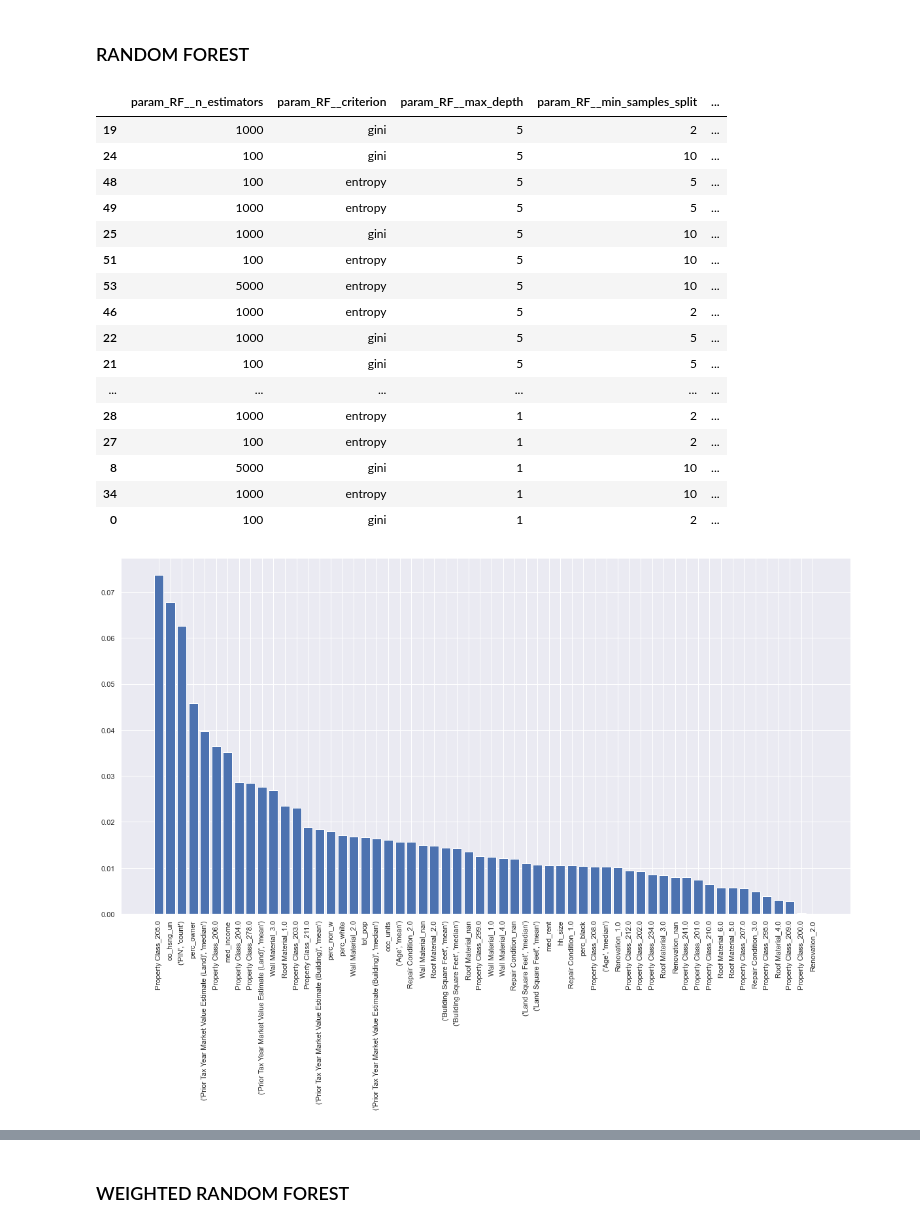
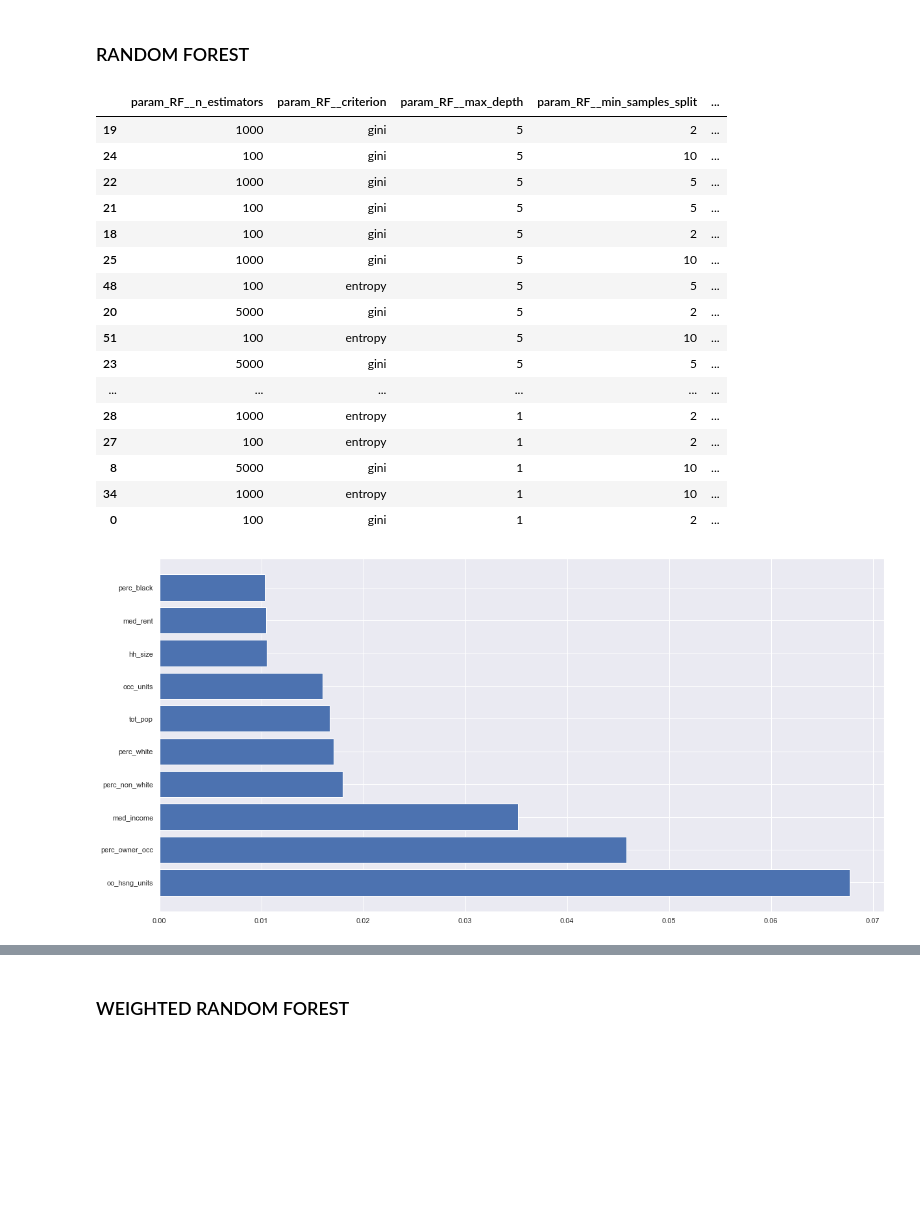
Before and after one commit to vbalza/chicago_water_lead, a Jupyter notebook: Random Forest Models.ipynb, the cells around one changed output, grey strips where cells are left out. Cells and saved outputs as stored; diff of their text form; code cells hidden in the pictures; blank space fills up the shorter version.

```diff
--- a/Random Forest Models.ipynb
+++ b/Random Forest Models.ipynb
@@ -56,21 +59,21 @@ grid_model = GridSearchCV(estimator=pipe,
 grid_model = grid_model.fit(x_train, np.ravel(y_train))
 predicted_y = grid_model.predict(x_test)
 cv_results = pd.DataFrame(grid_model.cv_results_)
-ranked_cv=cv_results.sort_values(by=['rank_test_accuracy'])
+ranked_cv=cv_results.sort_values(by=['rank_test_recall'])
 ranked_cv[['param_RF__n_estimators', 'param_RF__criterion', 'param_RF__max_depth', 'param_RF__min_samples_split', 'rank_test_accuracy',
            'mean_test_accuracy', 'mean_test_precision', 'mean_test_recall']]
 # %% [output]
 |  | param_RF__n_estimators | param_RF__criterion | param_RF__max_depth | param_RF__min_samples_split | ... |
 | 19 | 1000 | gini | 5 | 2 | ... |
 | 24 | 100 | gini | 5 | 10 | ... |
-| 48 | 100 | entropy | 5 | 5 | ... |
-| 49 | 1000 | entropy | 5 | 5 | ... |
-| 25 | 1000 | gini | 5 | 10 | ... |
-| 51 | 100 | entropy | 5 | 10 | ... |
-| 53 | 5000 | entropy | 5 | 10 | ... |
-| 46 | 1000 | entropy | 5 | 2 | ... |
 | 22 | 1000 | gini | 5 | 5 | ... |
 | 21 | 100 | gini | 5 | 5 | ... |
+| 18 | 100 | gini | 5 | 2 | ... |
+| 25 | 1000 | gini | 5 | 10 | ... |
+| 48 | 100 | entropy | 5 | 5 | ... |
+| 20 | 5000 | gini | 5 | 2 | ... |
+| 51 | 100 | entropy | 5 | 10 | ... |
+| 23 | 5000 | gini | 5 | 5 | ... |
 | ... | ... | ... | ... | ... | ... |
 | 28 | 1000 | entropy | 1 | 2 | ... |
 | 27 | 100 | entropy | 1 | 2 | ... |
@@ -82,26 +85,26 @@ x_train, x_test, y_train, y_test =  train_test_split(full_features, threshold_hi
                                                         test_size=0.2, random_state=0)
 best_high = RandomForestClassifier(criterion='gini', max_depth=5, min_samples_split=2,
                                     n_estimators=1000, random_state=0)
-best_high = best_high.fit(x_train, y_train)
+best_high = best_high.fit(x_train, np.ravel(y_train))
 best_high_predicted = best_high.predict(x_test)
 # %%
-importances = best_high.feature_importances_
+importances = best_high.feature_importances_[:10]
 
 indices = np.argsort(importances)[::-1]
 
 # Sort the labels in a corresponding fashion
 labels = x_train.columns.values
 names = [labels[i] for i in indices]
 
 #len(importances)
 # Plot
 sns.set(rc={'figure.figsize':(20, 10)})
 plt.figure()
-plt.bar(range(len(importances)),importances[indices])
-plt.xticks(range(len(importances)), names, rotation=90)
+plt.barh(range(len(importances)),importances[indices])
+plt.yticks(range(len(importances)), names)
 plt.show()
 # %% [output]
-[figure, old version]
+[figure, new version]
 # %%
 import matplotlib.pyplot as plt # Don't overwrite plt !
 from sklearn.metrics import plot_confusion_matrix, accuracy_score, precision_score, recall_score
```
Also changed, not shown: parts of 17 cells of this notebook.
